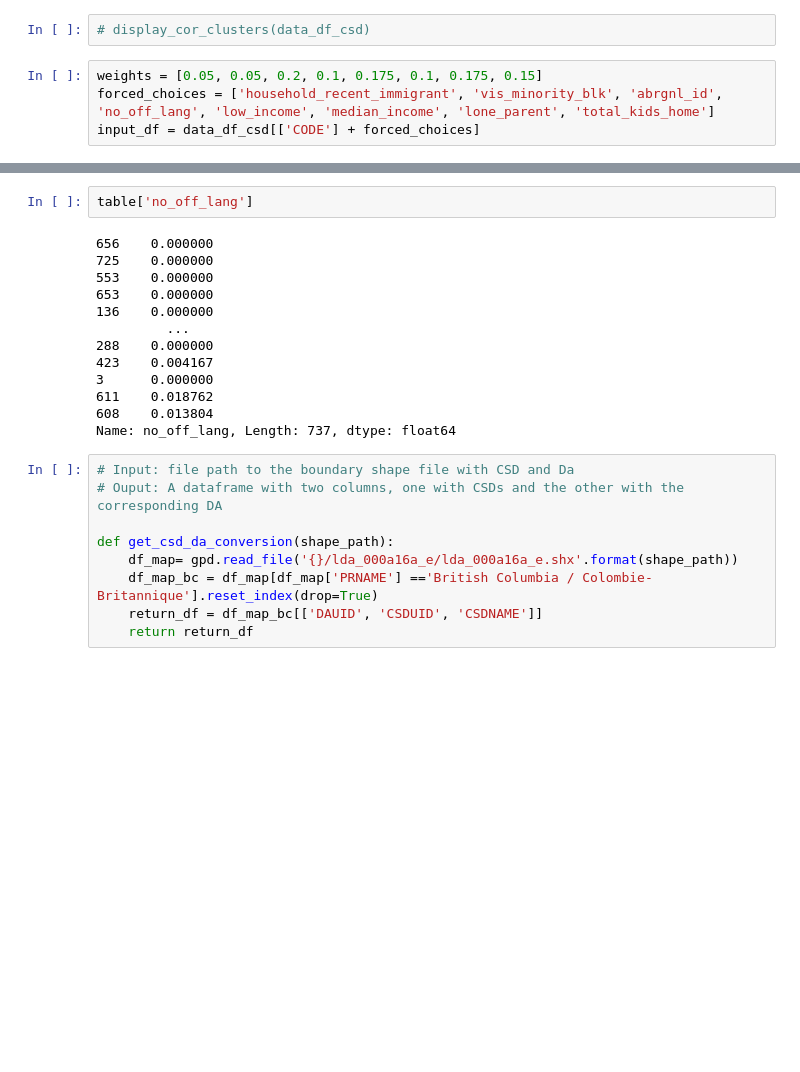
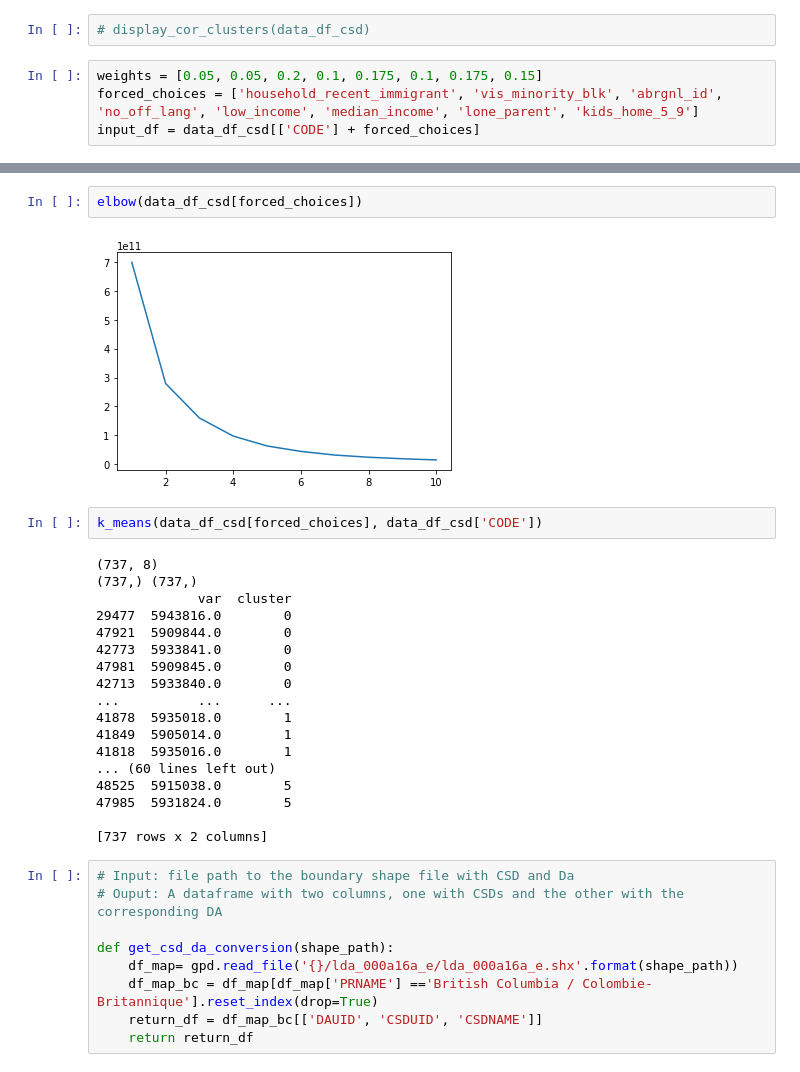
Before and after one commit to Tarunjeev/United-Way-Project, a Jupyter notebook: main-2.ipynb, the cells around one changed output, grey strips where cells are left out. Saved outputs shown, nothing was run; the diff lists cells and outputs as text; blank space fills up the shorter version.

```diff
--- a/main-2.ipynb
+++ b/main-2.ipynb
@@ -373,7 +415,7 @@ data_df_csd
 # display_cor_clusters(data_df_csd)
 # %%
 weights = [0.05, 0.05, 0.2, 0.1, 0.175, 0.1, 0.175, 0.15]
-forced_choices = ['household_recent_immigrant', 'vis_minority_blk', 'abrgnl_id', 'no_off_lang', 'low_income', 'median_income', 'lone_parent', 'total_kids_home']
+forced_choices = ['household_recent_immigrant', 'vis_minority_blk', 'abrgnl_id', 'no_off_lang', 'low_income', 'median_income', 'lone_parent', 'kids_home_5_9']
 input_df = data_df_csd[['CODE'] + forced_choices]
 # %%
 table = create_score_table(input_df, 10, weights)
@@ -398,18 +422,27 @@ table = create_score_table(input_df, 10, weights)
+# %%
+elbow(data_df_csd[forced_choices])
+# %% [output]
+[figure, added]
 # %%
-table['no_off_lang']
+k_means(data_df_csd[forced_choices], data_df_csd['CODE'])
 # %% [output]
-656    0.000000
-725    0.000000
-553    0.000000
-653    0.000000
-136    0.000000
-         ...
-288    0.000000
-423    0.004167
-3      0.000000
-611    0.018762
-608    0.013804
-Name: no_off_lang, Length: 737, dtype: float64
+(737, 8)
+(737,) (737,)
+             var  cluster
+29477  5943816.0        0
+47921  5909844.0        0
+42773  5933841.0        0
+47981  5909845.0        0
+42713  5933840.0        0
+...          ...      ...
+41878  5935018.0        1
+41849  5905014.0        1
+41818  5935016.0        1
+... (60 lines left out)
+48525  5915038.0        5
+47985  5931824.0        5
+
+[737 rows x 2 columns]
 # %%
 # Input: file path to the boundary shape file with CSD and Da
 # Ouput: A dataframe with two columns, one with CSDs and the other with the corresponding DA
```
Also changed, not shown: parts of 13 cells of this notebook.
